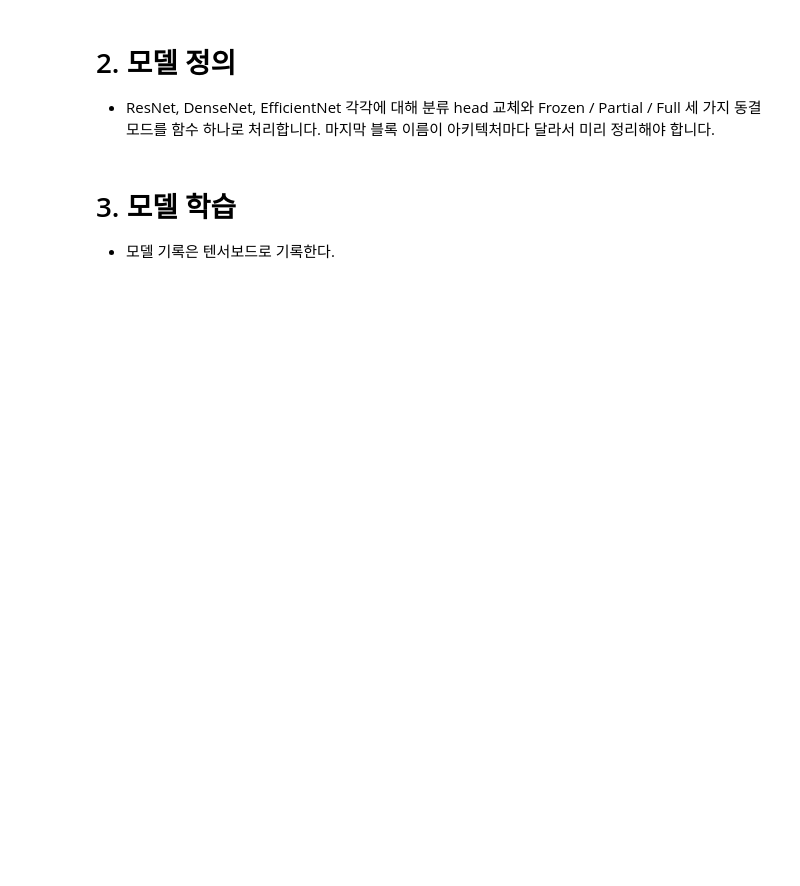
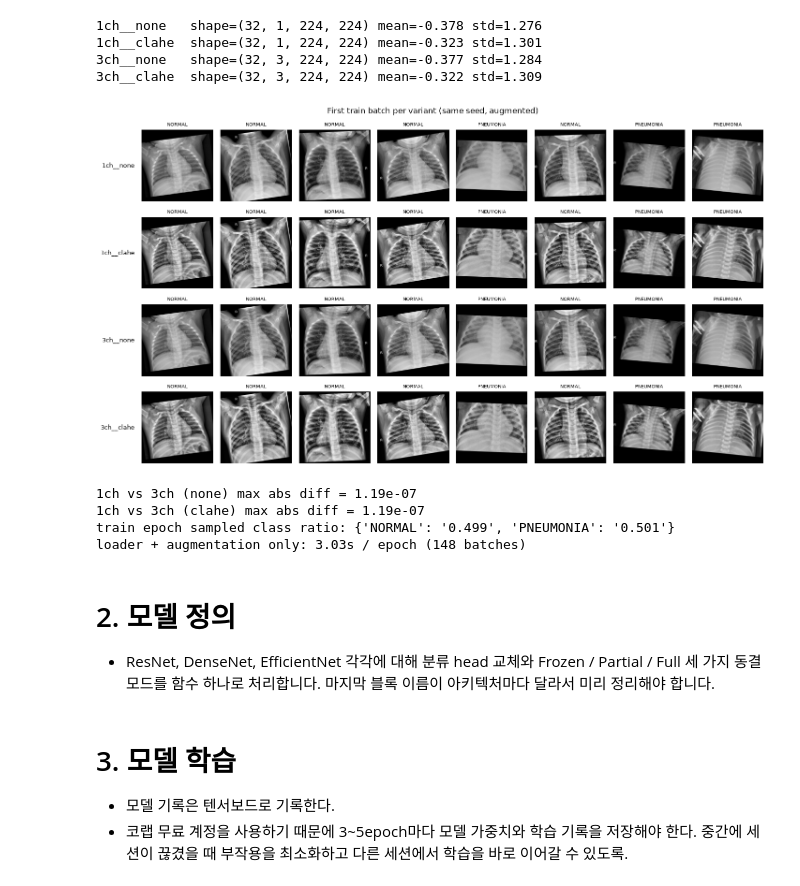
Before and after one commit to raewoo0908/codeit_finetuning_for_x_ray, a Jupyter notebook: experiment.ipynb, the cells around one changed output. Cells and saved outputs as stored; diff of their text form; code cells hidden in the pictures; blank space fills up the shorter version.

```diff
--- a/experiment.ipynb
+++ b/experiment.ipynb
@@ -26,0 +365,8 @@
+# %%
+# ---------- test 해시 기준 중복 이미지 제거: 중복 그룹마다 첫 장만 남긴다 ----------
+test_all = meta[meta["orig_split"] == "test"]
+dup_mask = test_all.duplicated("pixel_md5", keep="first")
+print(f"test: {len(test_all)} -> {len(test_all) - dup_mask.sum()} (중복 {dup_mask.sum()}장 제거)")
+display(test_all[test_all.duplicated("pixel_md5", keep=False)]
+        .assign(removed=dup_mask)[["rel_path", "cls", "pixel_md5", "removed"]])
+test_df = test_all[~dup_mask].reset_index(drop=True)
@@ -27,6 +538,62 @@
+# %%
+# ---------- 확인: 변형별 train 배치 / 1ch-3ch 증강 동일성 / sampler 클래스 비율 / 로더 속도 ----------
+N_SHOW = 8
+
+
+def to_display(x, channels):
+    """정규화를 되돌려 첫 채널만 [0,1] 흑백으로 본다."""
+    mean, std = (GRAY_MEAN, GRAY_STD) if channels == 1 else (IMAGENET_MEAN[0], IMAGENET_STD[0])
+    return (x[:, 0] * std + mean).clamp(0, 1).cpu().numpy()
+
+
+fig, axes = plt.subplots(len(VARIANTS), N_SHOW, figsize=(N_SHOW * 1.8, len(VARIANTS) * 2.0))
+first_batches = {}
+for r, (name, (channels, _)) in enumerate(VARIANTS.items()):
+    x, y = next(iter(make_loaders(name)["train"]))
+    first_batches[name] = x
+    print(f"{name:11s} shape={tuple(x.shape)} mean={x.mean():.3f} std={x.std():.3f}")
+    imgs = to_display(x[:N_SHOW], channels)
+    for c, ax in enumerate(axes[r]):
+        ax.imshow(imgs[c], cmap="gray", vmin=0, vmax=1)
+        ax.set_title(CLASSES[y[c]], fontsize=7)
+        ax.axis("off")
+    axes[r][0].text(-0.1, 0.5, name, transform=axes[r][0].transAxes, ha="right", va="center", fontsize=9)
+plt.suptitle("First train batch per variant (same seed, augmented)")
+plt.tight_layout()
+plt.show()
+
+# 같은 시드면 1ch / 3ch는 채널 확장 외에 완전히 같은 입력이어야 한다
+for clahe in ["none", "clahe"]:
+    a = to_display(first_batches[f"1ch__{clahe}"], 1)
+    b = to_display(first_batches[f"3ch__{clahe}"], 3)
+    print(f"1ch vs 3ch ({clahe}) max abs diff = {np.abs(a - b).max():.2e}")
+
+# sampler 적용 후 한 에폭 동안 뽑힌 클래스 비율과, 로더+증강만의 에폭 소요 시간
+loader = make_loaders("3ch__clahe")["train"]
+t0 = time.time()
+counts = torch.zeros(len(CLASSES), dtype=torch.long)
+for x, y in loader:
+    counts += torch.bincount(y.cpu(), minlength=len(CLASSES))
+if DEVICE.type == "cuda":
+    torch.cuda.synchronize()
+elif DEVICE.type == "mps":
+    torch.mps.synchronize()
+print("train epoch sampled class ratio:", {c: f"{n / counts.sum().item():.3f}" for c, n in zip(CLASSES, counts.tolist())})
+print(f"loader + augmentation only: {time.time() - t0:.2f}s / epoch ({len(loader)} batches)")
+# %% [output]
+1ch__none   shape=(32, 1, 224, 224) mean=-0.378 std=1.276
+1ch__clahe  shape=(32, 1, 224, 224) mean=-0.323 std=1.301
+3ch__none   shape=(32, 3, 224, 224) mean=-0.377 std=1.284
+3ch__clahe  shape=(32, 3, 224, 224) mean=-0.322 std=1.309
+[figure, added]
+1ch vs 3ch (none) max abs diff = 1.19e-07
+1ch vs 3ch (clahe) max abs diff = 1.19e-07
+train epoch sampled class ratio: {'NORMAL': '0.499', 'PNEUMONIA': '0.501'}
+loader + augmentation only: 3.03s / epoch (148 batches)
 # %% [markdown]
 # 2. 모델 정의
 - ResNet, DenseNet, EfficientNet 각각에 대해 분류 head 교체와 Frozen / Partial / Full 세 가지 동결 모드를 함수 하나로 처리합니다. 마지막 블록 이름이 아키텍처마다 달라서 미리 정리해야 합니다.
 # %% [markdown]
 # 3. 모델 학습
 - 모델 기록은 텐서보드로 기록한다.
+- 코랩 무료 계정을 사용하기 때문에 3~5epoch마다 모델 가중치와 학습 기록을 저장해야 한다. 중간에 세션이 끊겼을 때 부작용을 최소화하고 다른 세션에서 학습을 바로 이어갈 수 있도록.
```
Also changed, not shown: parts of 15 cells of this notebook, 1 other file.
